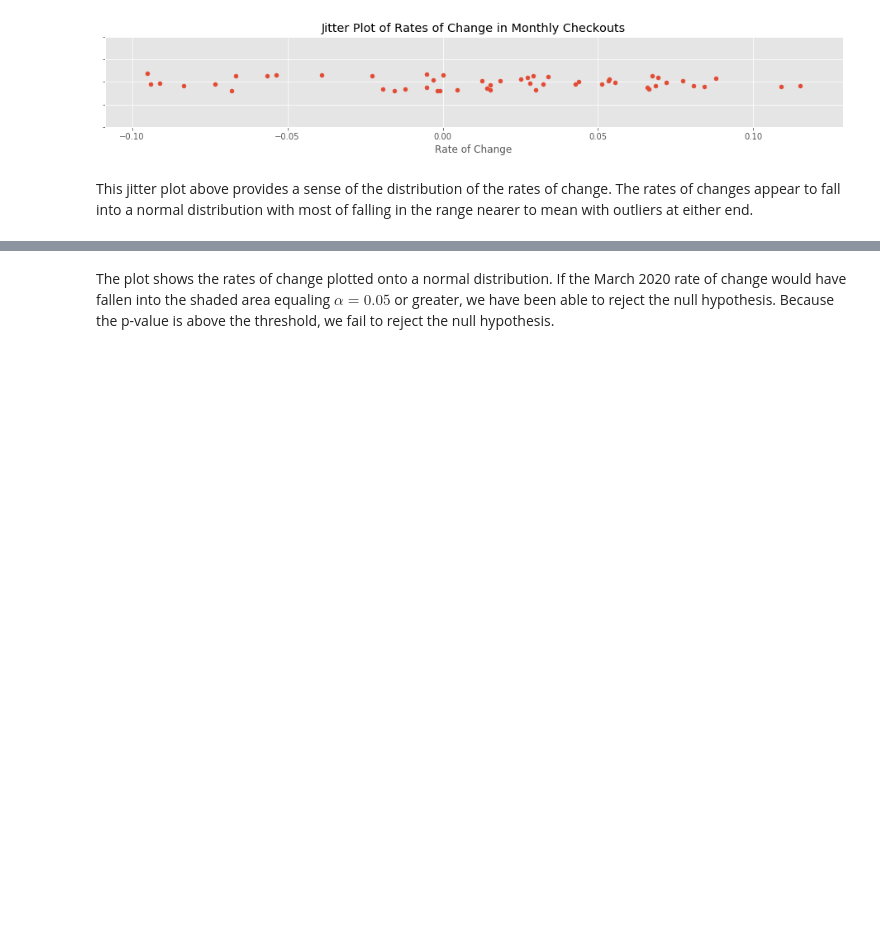
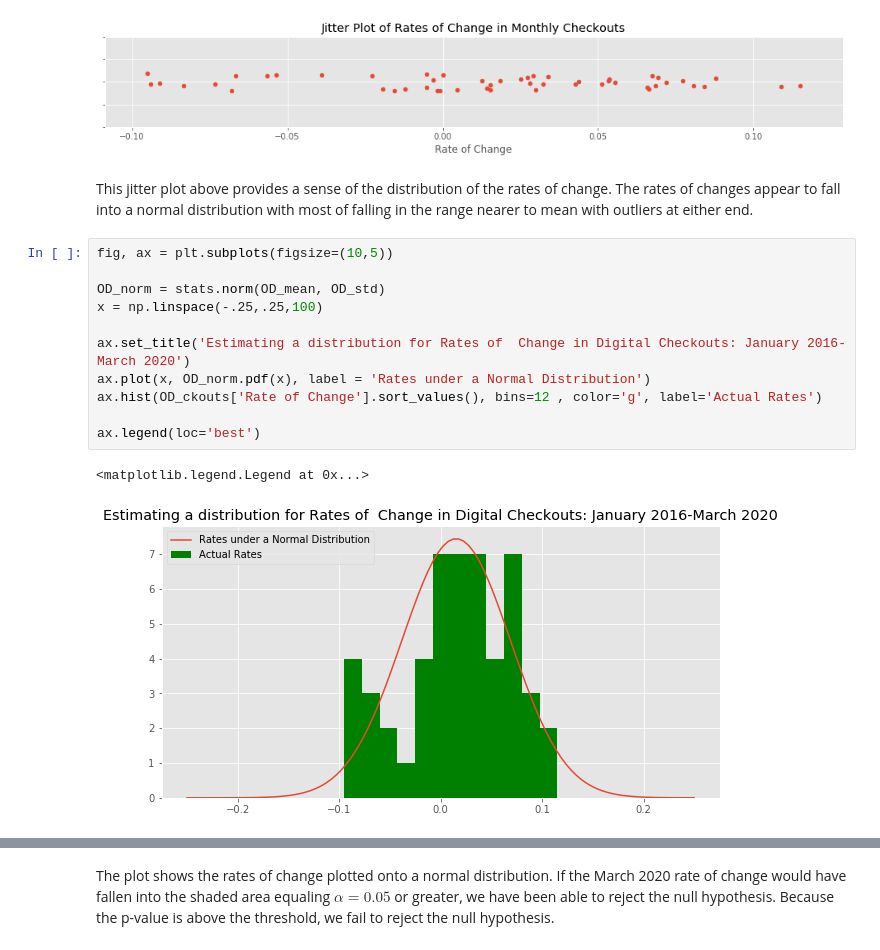
Before and after one commit to TheMrLively/seattle_library, a Jupyter notebook: seattle_library_final.ipynb, the cells around one changed output, grey strips where cells are left out. Drawn from its saved outputs; the diff is of its cells as text; blank space fills up the shorter version.

```diff
--- a/seattle_library_final.ipynb
+++ b/seattle_library_final.ipynb
@@ -190,3 +190,17 @@ Text(0.5, 0, 'Rate of Change')
 [figure]
 # %% [markdown]
 This jitter plot above provides a sense of the distribution of the rates of change. The rates of changes appear to fall into a normal distribution with most of falling in the range nearer to mean with outliers at either end.
+# %%
+fig, ax = plt.subplots(figsize=(10,5))
+
+OD_norm = stats.norm(OD_mean, OD_std)
+x = np.linspace(-.25,.25,100)
+
+ax.set_title('Estimating a distribution for Rates of  Change in Digital Checkouts: January 2016-March 2020')
+ax.plot(x, OD_norm.pdf(x), label = 'Rates under a Normal Distribution')
+ax.hist(OD_ckouts['Rate of Change'].sort_values(), bins=12 , color='g', label='Actual Rates')
+
+ax.legend(loc='best')
+# %% [output]
+<matplotlib.legend.Legend at 0x...>
+[figure, added]
```
Also changed, not shown: parts of 4 cells of this notebook, 1 other file.
